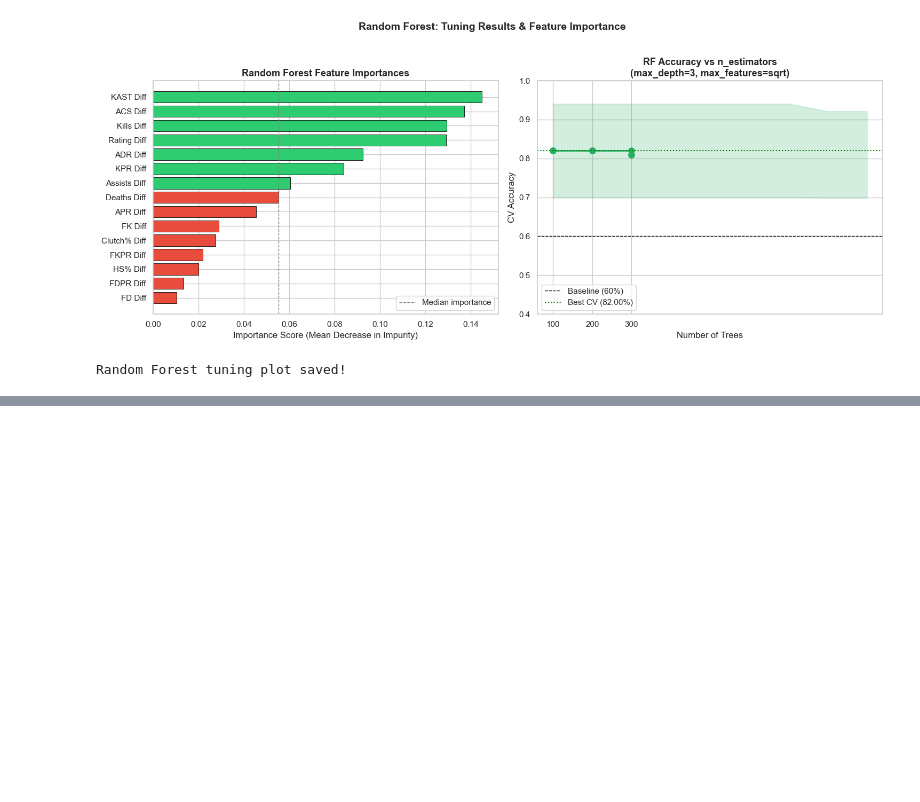
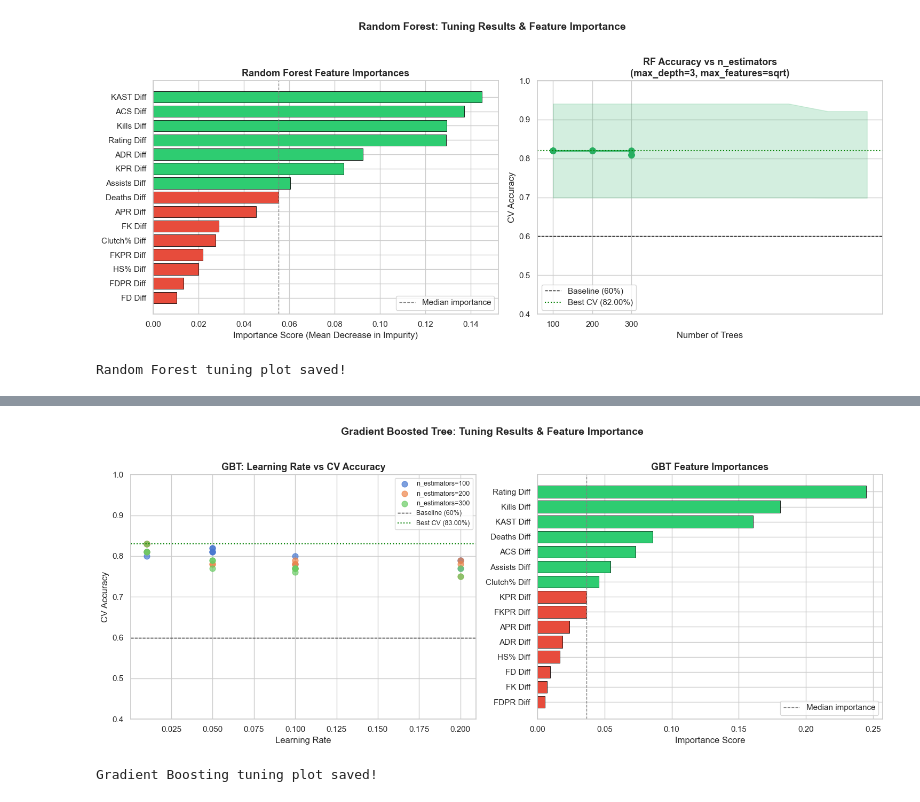
Before and after one commit to EthanSB-dev/VCT2026_Match_Predictor, a Jupyter notebook: VCTMatch_Prediction.ipynb, the cells around one changed output, grey strips where cells are left out. Drawn from its saved outputs; the diff is of its cells as text; code cells hidden in the pictures; blank space fills up the shorter version.

```diff
--- a/VCTMatch_Prediction.ipynb
+++ b/VCTMatch_Prediction.ipynb
@@ -1061,0 +1101,58 @@ Random Forest tuning plot saved!
+# %%
+# Visualize tuning results
+results_gbt = pd.DataFrame(gbt_grid.cv_results_)
+best_depth_gbt = gbt_grid.best_params_['max_depth']
+
+fig, axes = plt.subplots(1, 2, figsize=(15, 6))
+
+# Left: learning rate vs accuracy for each n_estimators
+for n_est in [100, 200, 300]:
+    subset = results_gbt[
+        results_gbt['param_n_estimators'] == n_est
+    ].sort_values('param_learning_rate')
+    if len(subset) > 0:
+        axes[0].scatter(subset['param_learning_rate'].astype(float),
+                        subset['mean_test_score'],
+                        label=f'n_estimators={n_est}',
+                        alpha=0.7, s=60)
+
+axes[0].axhline(baseline_acc, color='black', linestyle='--',
+                linewidth=1, label=f'Baseline ({baseline_acc:.0%})')
+axes[0].axhline(gbt_grid.best_score_, color='green', linestyle=':',
+                linewidth=1.5, label=f'Best CV ({gbt_grid.best_score_:.2%})')
+axes[0].set_title('GBT: Learning Rate vs CV Accuracy',
+                  fontsize=13, fontweight='bold')
+axes[0].set_xlabel('Learning Rate')
+axes[0].set_ylabel('CV Accuracy')
+axes[0].legend(fontsize=9)
+axes[0].set_ylim(0.4, 1.0)
+
+# Right: feature importance from best GBT model
+best_gbt = gbt_grid.best_estimator_
+gbt_importance_df = pd.DataFrame({
+    'Feature': feature_cols,
+    'Importance': best_gbt.feature_importances_
+}).sort_values('Importance', ascending=True)
+
+colors_gbt = ['#2ECC71' if imp > gbt_importance_df['Importance'].median()
+              else '#E74C3C' for imp in gbt_importance_df['Importance']]
+
+axes[1].barh(gbt_importance_df['Feature'], gbt_importance_df['Importance'],
+             color=colors_gbt, edgecolor='black', linewidth=0.6)
+axes[1].set_title('GBT Feature Importances',
+                  fontsize=13, fontweight='bold')
+axes[1].set_xlabel('Importance Score')
+axes[1].axvline(gbt_importance_df['Importance'].median(),
+                color='gray', linestyle='--', linewidth=1,
+                label='Median importance')
+axes[1].legend()
+
+plt.suptitle('Gradient Boosted Tree: Tuning Results & Feature Importance',
+             fontsize=14, fontweight='bold', y=1.02)
+plt.tight_layout()
+plt.savefig('tuning_plot3_gradient_boosting.png', dpi=150, bbox_inches='tight')
+plt.show()
+print("Gradient Boosting tuning plot saved!")
+# %% [output]
+[figure, added]
+Gradient Boosting tuning plot saved!
```
Also changed, not shown: parts of 5 cells of this notebook, 10 other files.
